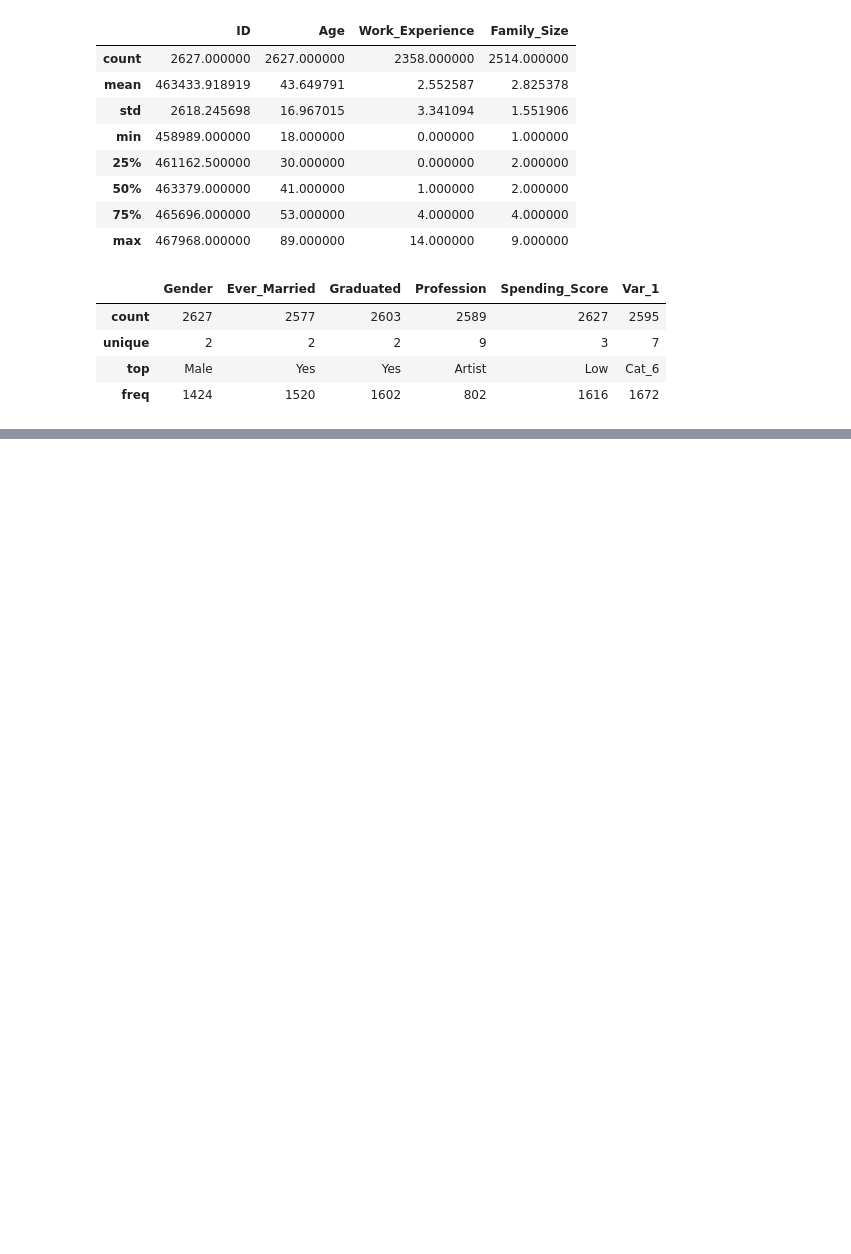
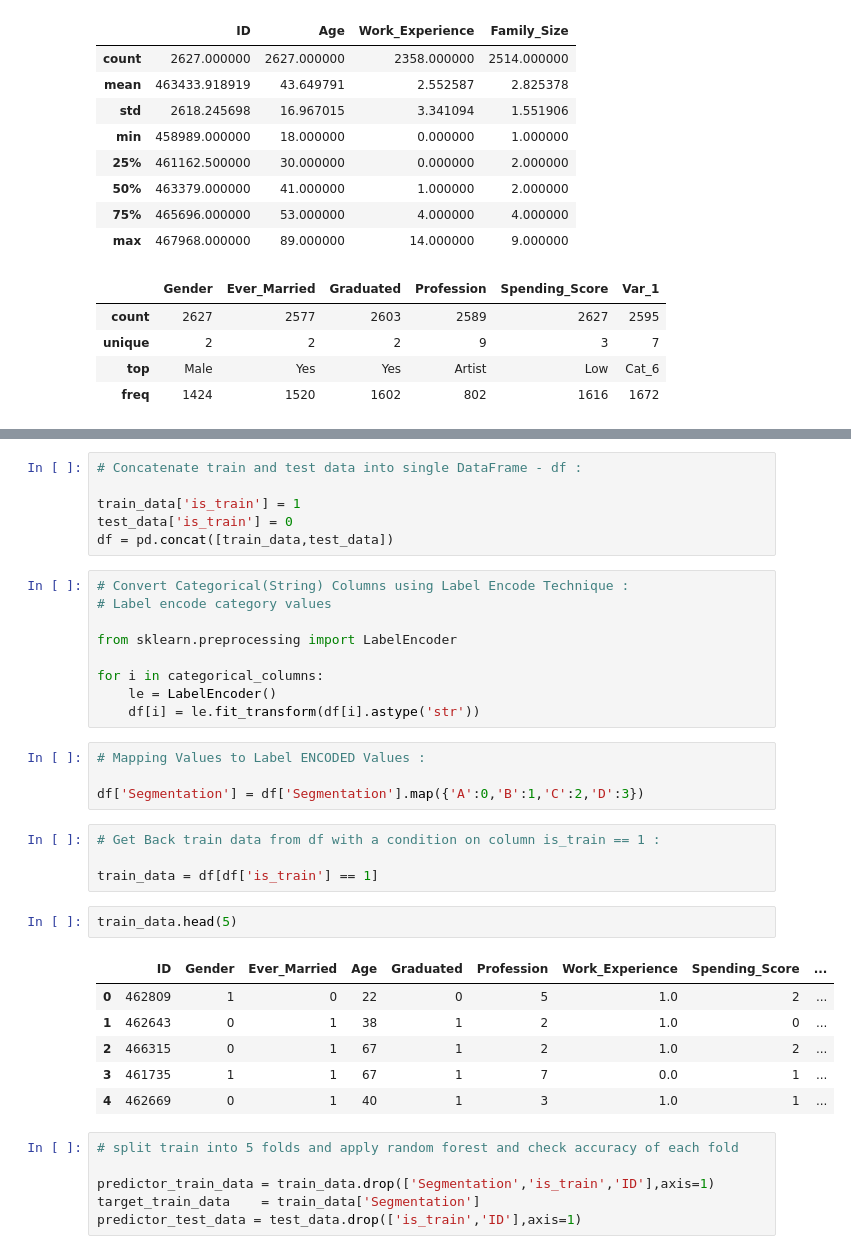
Before and after one commit to prateeksamudrala/predictivesegmentation, a Jupyter notebook: Predictive Segmentation.ipynb, the cells around one changed output, grey strips where cells are left out. Saved outputs shown, nothing was run; the diff lists cells and outputs as text; blank space fills up the shorter version.

```diff
--- a/Predictive Segmentation.ipynb
+++ b/Predictive Segmentation.ipynb
@@ -133,0 +458,38 @@ NameError: name 'train' is not defined
+# %%
+# Concatenate train and test data into single DataFrame - df :
+
+train_data['is_train'] = 1
+test_data['is_train'] = 0
+df = pd.concat([train_data,test_data])
+# %%
+# Convert Categorical(String) Columns using Label Encode Technique :
+# Label encode category values
+
+from sklearn.preprocessing import LabelEncoder
+
+for i in categorical_columns:
+    le = LabelEncoder()
+    df[i] = le.fit_transform(df[i].astype('str'))
+# %%
+# Mapping Values to Label ENCODED Values :
+
+df['Segmentation'] = df['Segmentation'].map({'A':0,'B':1,'C':2,'D':3})
+# %%
+# Get Back train data from df with a condition on column is_train == 1 :
+
+train_data = df[df['is_train'] == 1]
+# %%
+train_data.head(5)
+# %% [output]
+|  | ID | Gender | Ever_Married | Age | Graduated | Profession | Work_Experience | Spending_Score | ... |
+| 0 | 462809 | 1 | 0 | 22 | 0 | 5 | 1.0 | 2 | ... |
+| 1 | 462643 | 0 | 1 | 38 | 1 | 2 | 1.0 | 0 | ... |
+| 2 | 466315 | 0 | 1 | 67 | 1 | 2 | 1.0 | 2 | ... |
+| 3 | 461735 | 1 | 1 | 67 | 1 | 7 | 0.0 | 1 | ... |
+| 4 | 462669 | 0 | 1 | 40 | 1 | 3 | 1.0 | 1 | ... |
+# %%
+# split train into 5 folds and apply random forest and check accuracy of each fold
+
+predictor_train_data = train_data.drop(['Segmentation','is_train','ID'],axis=1)
+target_train_data    = train_data['Segmentation']
+predictor_test_data = test_data.drop(['is_train','ID'],axis=1)
```
Also changed, not shown: parts of 36 cells of this notebook, 1 other file.
